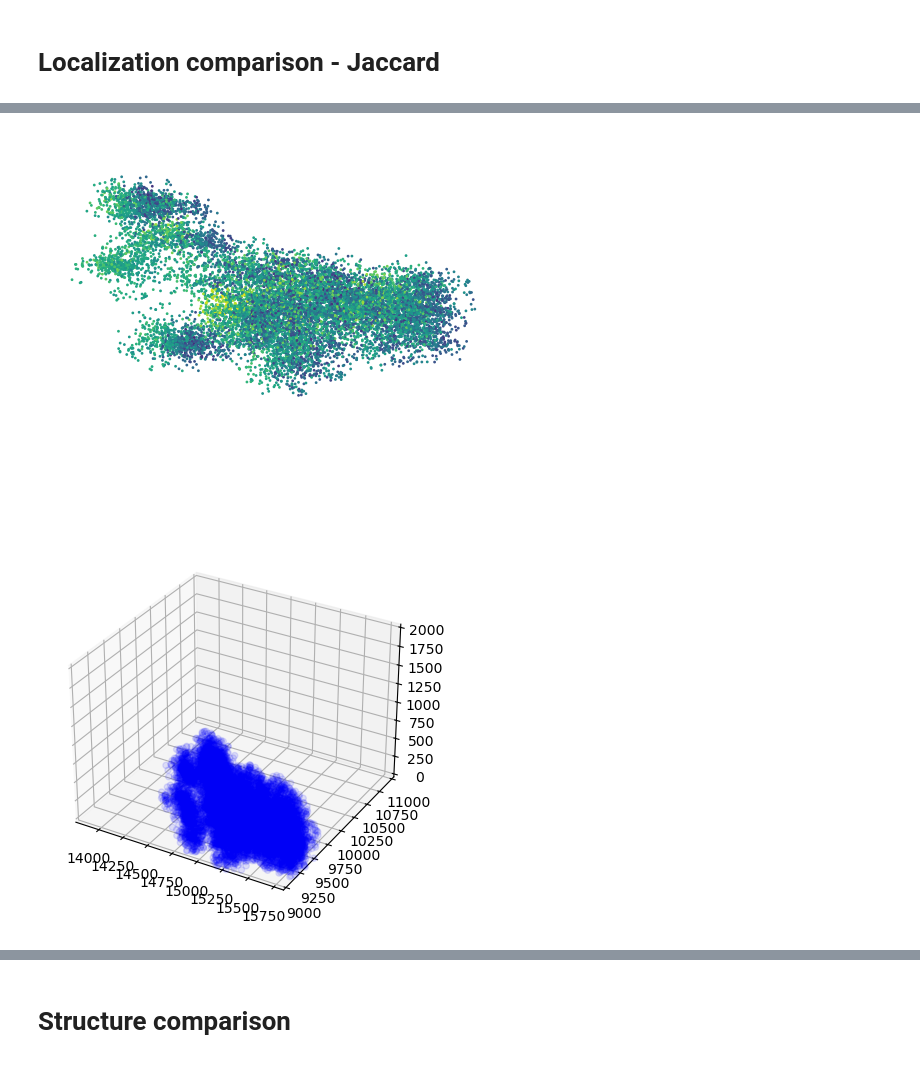
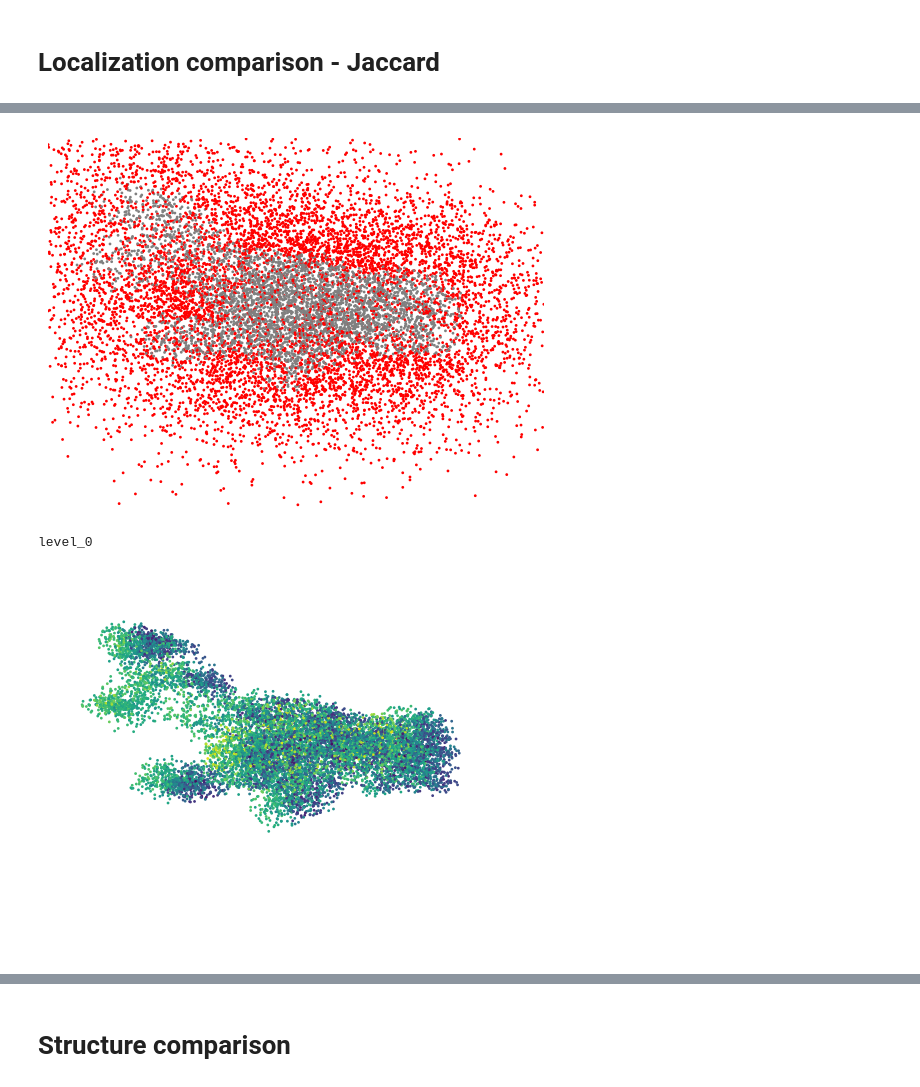
Before and after one commit to dgound/SPARZ, a Jupyter notebook: extra_code/plot_figure_3.ipynb, the cells around one changed output, grey strips where cells are left out. Drawn from its saved outputs; the diff is of its cells as text; code cells hidden in the pictures.

```diff
--- a/extra_code/plot_figure_3.ipynb
+++ b/extra_code/plot_figure_3.ipynb
@@ -439,8 +439,21 @@ def compute_nearest_neighbours(df1, df2, n_neighbors=1, algorithm='ball_tree'):
     print(f"Final lengths: distances={len(distances)}, indices={len(indices)}")
 
     return distances, indices
+# %%
+# Read raw file
+csv_folder = "/Volumes/T7/1.Projects/HMS/SPARZ/figure_3_data/localizations/csv/15_50_100_0_06/"
+raw_file = (glob(f"{csv_folder}/raw*clusters_FILTERED.csv"))
+# raw_file = [file for file in csv_files if 'raw.csv' in file][0]
+raw_df = pd.read_csv(raw_file[0])
+# create raw rand and save to disk
+raw_rand = raw_df_f[['x','y','z']] + np.random.normal(0, 300, raw_df_f[['x','y','z']].shape)
+raw_rand.to_csv(csv_folder+'/raw_rand.csv', index=False)
 # %%
 # Read in the CSV files
-csv_folder = "/Volumes/T7/1.Projects/HMS/SPARZ/figure_3_data/localizations/csv"
-csv_files = glob(f"{csv_folder}/*clusters_FILTERED.csv")
+csv_files = glob(f"{csv_folder}/level_[0-9]*clusters_FILTERED.csv")
+csv_files = csv_files + (glob(f"{csv_folder}/raw*clusters_FILTERED.csv"))
+csv_files = csv_files + (glob(f"{csv_folder}/raw_rand.csv"))
+# csv_files = glob(f"{csv_folder}/*clusters_FILTERED.csv")
 voxel_size = 40
+csv_files.sort()
+csv_files
@@ -447,20 +467,9 @@ voxel_size = 40
 # %%
 # Run analysis on nn distances and Jaccard index
 
-# Read raw file
-raw_file = [file for file in csv_files if 'raw' in file][0]
-raw_df = pd.read_csv(raw_file)
-plt.scatter(x = raw_df.x, y = raw_df.y, c = raw_df.z, s = 1)
-plt.xlim(13800, 15800)
-plt.ylim(9000, 11000)
-plt.gca().set_frame_on(False)
-plt.gca().get_xaxis().set_visible(False)
-plt.gca().get_yaxis().set_visible(False)
-plt.xticks([])
-plt.yticks([])
-plt.show()
-raw_rand = raw_df[['x','y','z']] + np.random.normal(0, 300, raw_df[['x','y','z']].shape)
-plt.scatter(x = raw_rand.x, y = raw_rand.y, c = raw_rand.z, s = 1)
+
+raw_df_f = raw_df[(raw_df.x > 13800) & (raw_df.x < 15800) & (raw_df.y > 9000) & (raw_df.y < 11000)]
+plt.scatter(x = raw_df_f.x, y = raw_df_f.y, c = raw_df_f.z, s = 1)
 plt.xlim(13800, 15800)
 plt.ylim(9000, 11000)
 plt.gca().set_frame_on(False)
@@ -477,9 +486,11 @@ files = [file for file in csv_files]# if 'raw' not in file]
 jaccard_results = []
 for file in files:
     df = pd.read_csv(file)
+    # filter df x should be between 13800 and 15800 and y should be between 9000 and 11000
+    df_f = df[(df.x > 13800) & (df.x < 15800) & (df.y > 9000) & (df.y < 11000)]
     file_name = file.split('/')[-1].split('.')[0]
     print(file_name)
-    plt.scatter(x = df.x, y = df.y, c = df.z, s = 1)
+    plt.scatter(x = df_f.x, y = df_f.y, c = df_f.z, s = 1)
     plt.xlim(13800, 15800)
     plt.ylim(9000, 11000)
     plt.gca().set_frame_on(False)
@@ -489,25 +500,15 @@ for file in files:
     plt.yticks([])
     plt.show()
 
-    # plot the df as a transparent box around each point
-    fig = plt.figure()
-    ax = fig.add_subplot(111, projection='3d')
-    ax.scatter(df.x, df.y, df.z, c='b', marker='o', alpha=0.1)
-    # ax.scatter(raw_df.x, raw_df.y, raw_df.z, c='g', marker='o', alpha=0.1)
-    ax.set_xlim(13800, 15800)
-    ax.set_ylim(9000, 11000)
-    ax.set_zlim(0, 2000)
-    plt.show()
-
-    distances, indices = compute_nearest_neighbours(raw_df[['x', 'y', 'z']], df[['x', 'y', 'z']], n_neighbors=1)
-    jaccard_to_append = compute_jaccard_similarity_manual(raw_df[['x', 'y', 'z']], df[['x', 'y', 'z']], voxel_size=voxel_size)
+    distances, indices = compute_nearest_neighbours(raw_df_f[['x', 'y', 'z']], df_f[['x', 'y', 'z']], n_neighbors=1)
+    jaccard_to_append = compute_jaccard_similarity_manual(raw_df_f[['x', 'y', 'z']], df_f[['x', 'y', 'z']], voxel_size=voxel_size)
     jaccard_results.append({'file': file_name, 'jaccard': jaccard_to_append, 'distances': distances})
 
-    df['distances'] = distances.flatten()
-    df['colors'] = np.where(df['distances'] < 40, 'grey', 'red')
+    df_f['distances'] = distances.flatten()
+    df_f['colors'] = np.where(df_f['distances'] < 40, 'grey', 'red')
 
     # Plot the df with localizations < 40 in grey and localizations > 40 in red
-    plt.scatter(x=df.x, y=df.y, c=df.colors, s=1)
+    plt.scatter(x=df_f.x, y=df_f.y, c=df_f.colors, s=1)
     plt.xlim(13800, 15800)
     plt.ylim(9000, 11000)
     plt.gca().set_frame_on(False)
@@ -517,23 +518,6 @@ for file in files:
     plt.yticks([])
     plt.show()
 
-    # plot the df as a transparent box around each point
-    fig = plt.figure()
-    ax = fig.add_subplot(111, projection='3d')
-    ax.scatter(df.x, df.y, df.z, c='b', marker='o', alpha=0.1)
-    # ax.scatter(raw_df.x, raw_df.y, raw_df.z, c='g', marker='o', alpha=0.1)
-    ax.set_xlim(13800, 15800)
-    ax.set_ylim(9000, 11000)
-    ax.set_zlim(0, 2000)
-    plt.show()
-
-
-
-# add the raw comparison with random noise
-distances, indices = compute_nearest_neighbours(raw_df[['x','y','z']], raw_rand[['x','y','z']], n_neighbors=1)
-jaccard_to_append = compute_jaccard_similarity_manual(raw_df[['x','y','z']], raw_rand[['x','y','z']], voxel_size=voxel_size)
-jaccard_results.append({'file': file_name, 'jaccard': jaccard_to_append, 'distances': distances})
-
 
 
 jaccard_results
@@ -544,2 +542,3 @@ raw
-[figure, old version]
+[figure, new version]
+level_0
-[figure, old version]
+[figure, new version]
```
Also changed, not shown: parts of 17 cells of this notebook.
